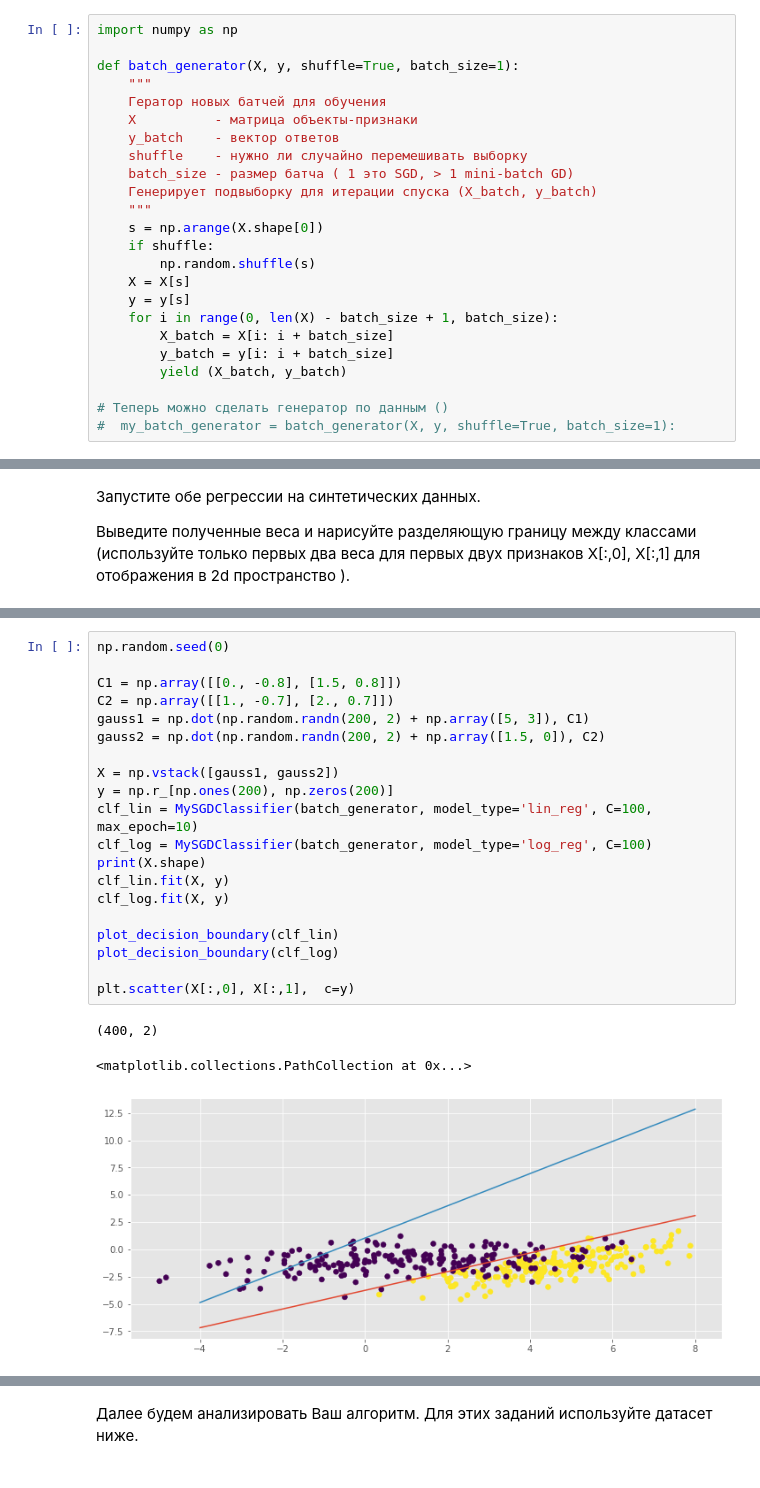
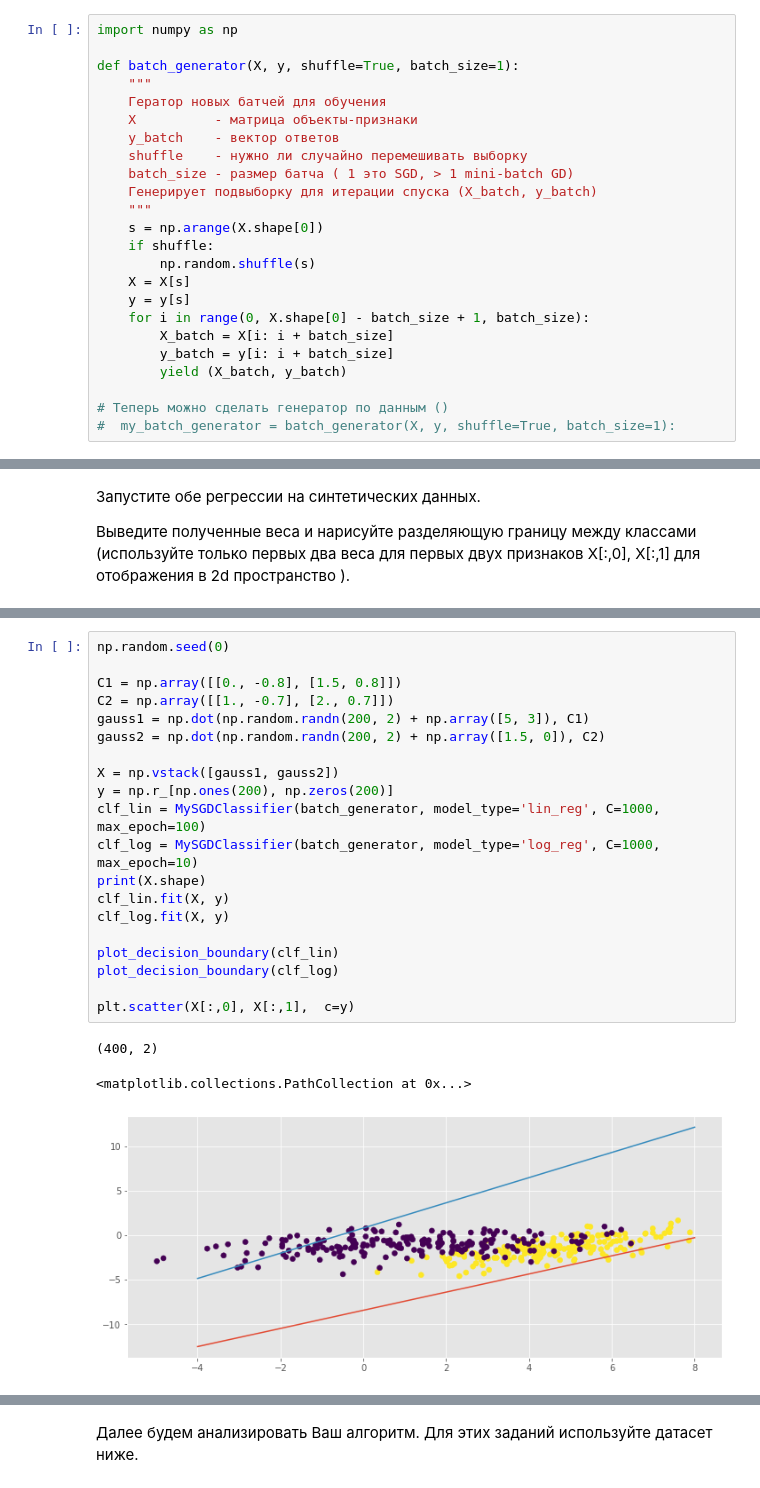
Before and after one commit to bulatko/msu_dm1, a Jupyter notebook: hw2/hw2.ipynb, the cells around one changed output, grey strips where cells are left out. Cells and saved outputs as stored; diff of their text form.

```diff
--- a/hw2/hw2.ipynb
+++ b/hw2/hw2.ipynb
@@ -300,7 +300,7 @@ def batch_generator(X, y, shuffle=True, batch_size=1):
         np.random.shuffle(s)
     X = X[s]
     y = y[s]
-    for i in range(0, len(X) - batch_size + 1, batch_size):
+    for i in range(0, X.shape[0] - batch_size + 1, batch_size):
         X_batch = X[i: i + batch_size]
         y_batch = y[i: i + batch_size]
         yield (X_batch, y_batch)
@@ -489,24 +498,24 @@ clf_log.errors_log['loss'][-10:]
 # %%
 np.random.seed(0)
 
 C1 = np.array([[0., -0.8], [1.5, 0.8]])
 C2 = np.array([[1., -0.7], [2., 0.7]])
 gauss1 = np.dot(np.random.randn(200, 2) + np.array([5, 3]), C1)
 gauss2 = np.dot(np.random.randn(200, 2) + np.array([1.5, 0]), C2)
 
 X = np.vstack([gauss1, gauss2])
 y = np.r_[np.ones(200), np.zeros(200)]
-clf_lin = MySGDClassifier(batch_generator, model_type='lin_reg', C=100, max_epoch=10)
-clf_log = MySGDClassifier(batch_generator, model_type='log_reg', C=100)
+clf_lin = MySGDClassifier(batch_generator, model_type='lin_reg', C=1000, max_epoch=100)
+clf_log = MySGDClassifier(batch_generator, model_type='log_reg', C=1000, max_epoch=10)
 print(X.shape)
 clf_lin.fit(X, y)
 clf_log.fit(X, y)
 
 plot_decision_boundary(clf_lin)
 plot_decision_boundary(clf_log)
 
 plt.scatter(X[:,0], X[:,1],  c=y)
 # %% [output]
 (400, 2)
 <matplotlib.collections.PathCollection at 0x...>
-[figure, old version]
+[figure, new version]
```
Also changed, not shown: parts of 27 cells of this notebook, 8 other files.
